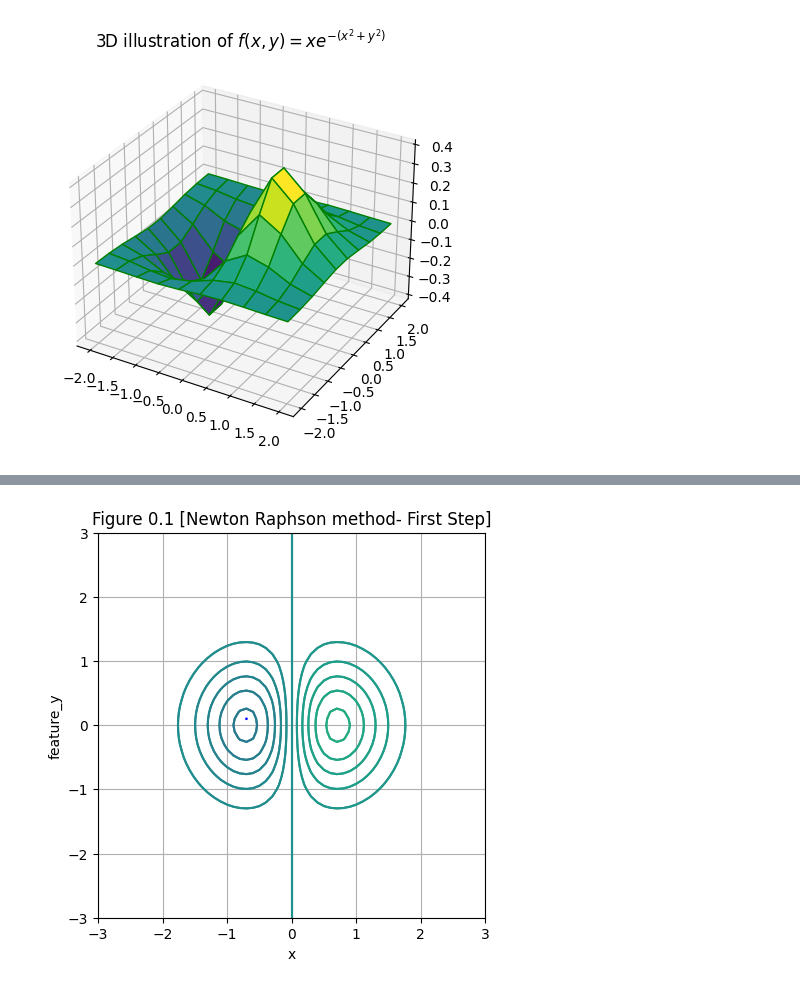
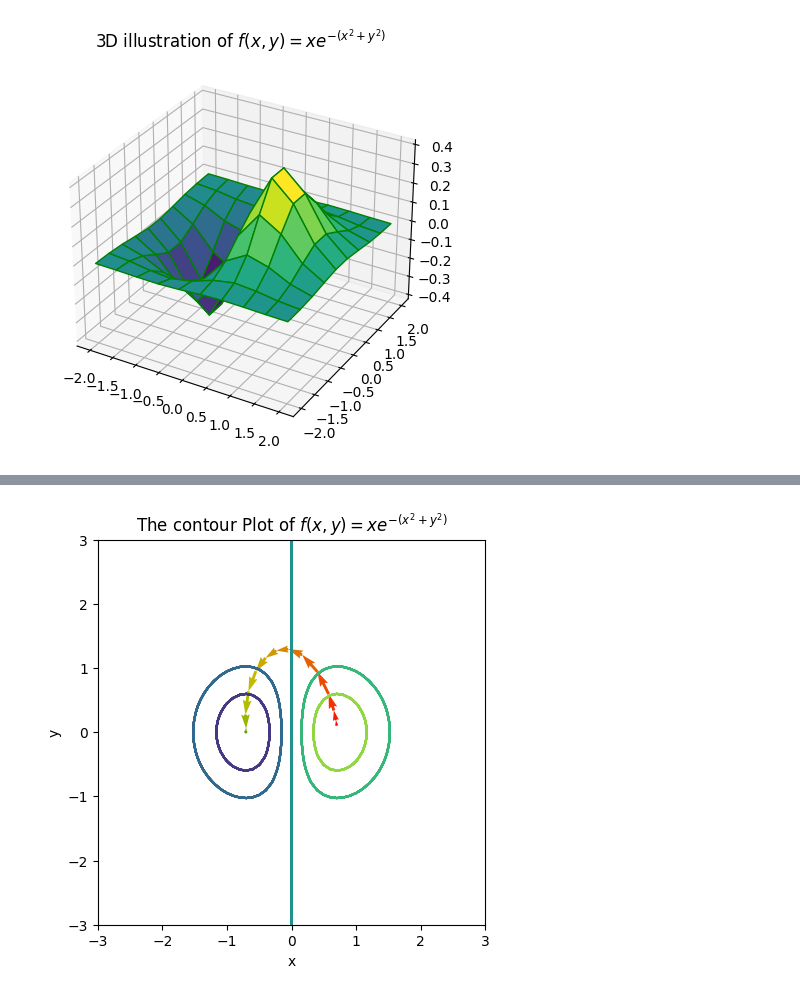
Before and after one commit to F-Yousefi/Maths-ML, a Jupyter notebook: Gradient-Descent.ipynb, the cells around one changed output, grey strips where cells are left out. Cells and saved outputs as stored; diff of their text form; code cells hidden in the pictures.

Commit message:
Gradien Descent compeleted!

```diff
--- a/Gradient-Descent.ipynb
+++ b/Gradient-Descent.ipynb
@@ -114,55 +81,68 @@ KeyError: ignored
 import matplotlib.pyplot as plt
 import numpy as np
 from IPython.display import display
+import pandas as pd
+
+from colour import Color
+red = Color("red")
+colors = [i.get_rgb() for i in list(red.range_to(Color("green"),20))]
 
 
-feature_x = np.arange(-50, 50, 0.1)
-feature_y = np.arange(-50, 50, 0.1)
-levels = np.arange(-2, 2, 0.08)
+fig, ax = plt.subplots()
+fig.set_figheight(5)
+fig.set_figwidth(5)
+fig.set_dpi(100)
 
-# Creating 2-D grid of features
-[x, y] = np.meshgrid(feature_x, feature_y)
-plt.rcParams['figure.figsize'] = [5, 5]
-plt.rcParams['figure.dpi'] = 100
 
-Z = x * np.e**(-(x**2+y**2))
 
-# plots contour lines
-plt.contour(x, y, Z,levels)
-plt.title('Contour Plot')
-plt.xlabel('feature_x')
-plt.ylabel('feature_y')
-plt.xlim((-3,3))
-plt.ylim((-3,3))
+def contour_plotter(z):
+  feature_x = np.arange(-50, 50, 0.1)
+  feature_y = np.arange(-50, 50, 0.1)
+  levels = np.arange(-2, 2, 0.08)
+  [x, y] = np.meshgrid(feature_x, feature_y)
+  ax.contour(x,y,z(x,y))
+  ax.set_title('The contour Plot of $f(x,y)= xe^{-(x^2+y^2)}$')
+  ax.set_xlabel('x')
+  ax.set_ylabel('y')
+  ax.set_xlim((-3,3))
+  ax.set_ylim((-3,3))
 
-import numpy as np
-import pandas as pd
+def vector_plotter(results,i):
+  ax.quiver(results[i]["X_i"][0], results[i]["X_i"][1] , results[i]["X_next"][0]-\
+   (results[i]["X_i"][0]), results[i]["X_next"][1]-(results[i]["X_i"][1]), color=colors[i], units='xy', scale=1)
+
+
+
+#>>>>>>>>>>>>Gradient Descent Expression
 results = []
 fxy = lambda x,y : x * np.e**(-(x**2+y**2))
 dfx = lambda x,y : (np.math.e**(-x**2-y**2))-(2*x**2*((np.math.e**(-x**2-y**2))))
 dfy = lambda x,y : -2*x*y*(np.math.e**(-x**2-y**2))
 fxy_prime = lambda x,y : np.array([dfx(x,y),dfy(x,y)])
-x_next = lambda x_i,gama: x_i + gama * (fxy_prime(x_i[0],x_i[1]))
+x_next = lambda x_i,gama: x_i - gama * (fxy_prime(x_i[0],x_i[1]))
 gama = 1
-x_i = (-0.70,0.1)
+#<<<<<<<<<<<<<<<end
+
+#>>>>>>>>initnial guess
+x_i = (0.70,0.1)
+#<<<<<<<<end
+
+
+#>>>>>>>>>>>> Iteration Section
 for i in range(20):
   t = {"X_i":x_i}
-  x_i =  x_next(x_i,gama)
+  x_i =  np.round(x_next(x_i,gama),4)
   t["X_next"]=x_i
   results.append(t)
-  plt.contour(x, y, Z,levels)
-  plt.title('Contour Plot')
-  plt.xlabel('feature_x')
-  plt.ylabel('feature_y')
-  plt.xlim((-3,3))
-  plt.ylim((-3,3))
-  plt.quiver(results[0]["X_i"][0], results[0]["X_i"][1] , results[-1]["X_i"][0]-(results[0]["X_i"][0]), results[-1]["X_i"][1]-(results[0]["X_i"][1]), color='b', units='xy', scale=1)
-  plt.xlabel("x")
-  plt.title("Figure 0.1 [Newton Raphson method- First Step]")
-  plt.xlim((-3,3))
-  plt.ylim((-3,3))
-  plt.grid(visible=True)
-  plt.show()
+  contour_plotter(fxy)
+  vector_plotter(results,i)
+  fig.show()
 
-display(pd.DataFrame(results).head())
+  if round(np.linalg.norm(t["X_next"]-t["X_i"]),2) == 0:
+    break
+
+
+#<<<<<<<<<<<END
+
+display(pd.DataFrame(results))
 # %% [output]
@@ -169 +165 @@ display(pd.DataFrame(results).head())
-[figure, old version]
+[figure, new version]
```
Also changed, not shown: parts of 8 cells of this notebook.
